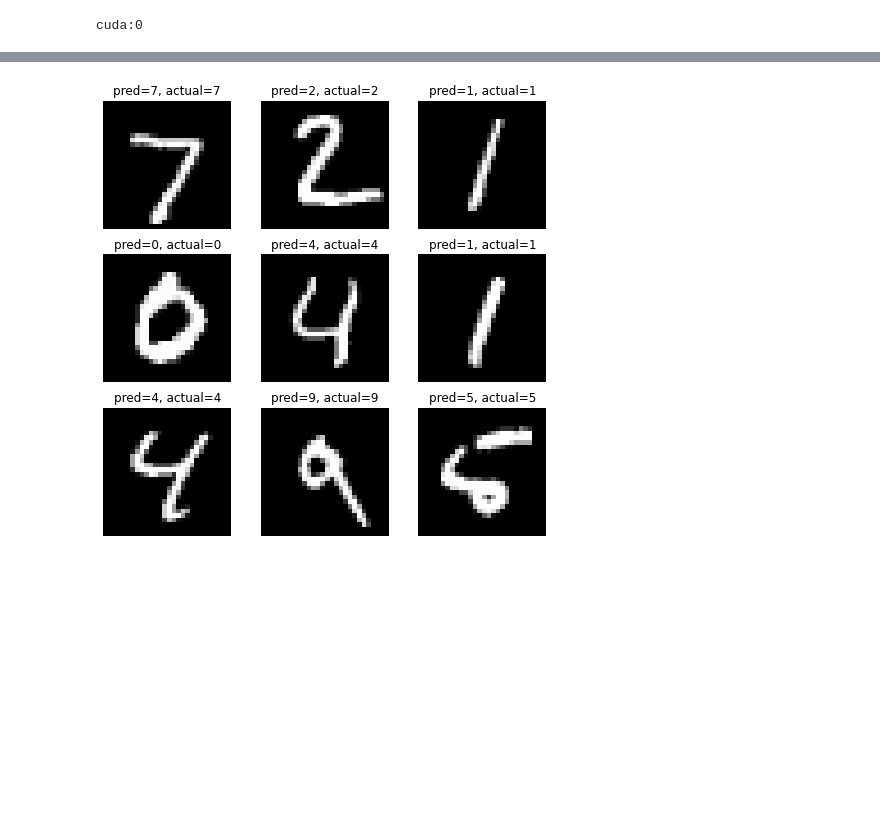
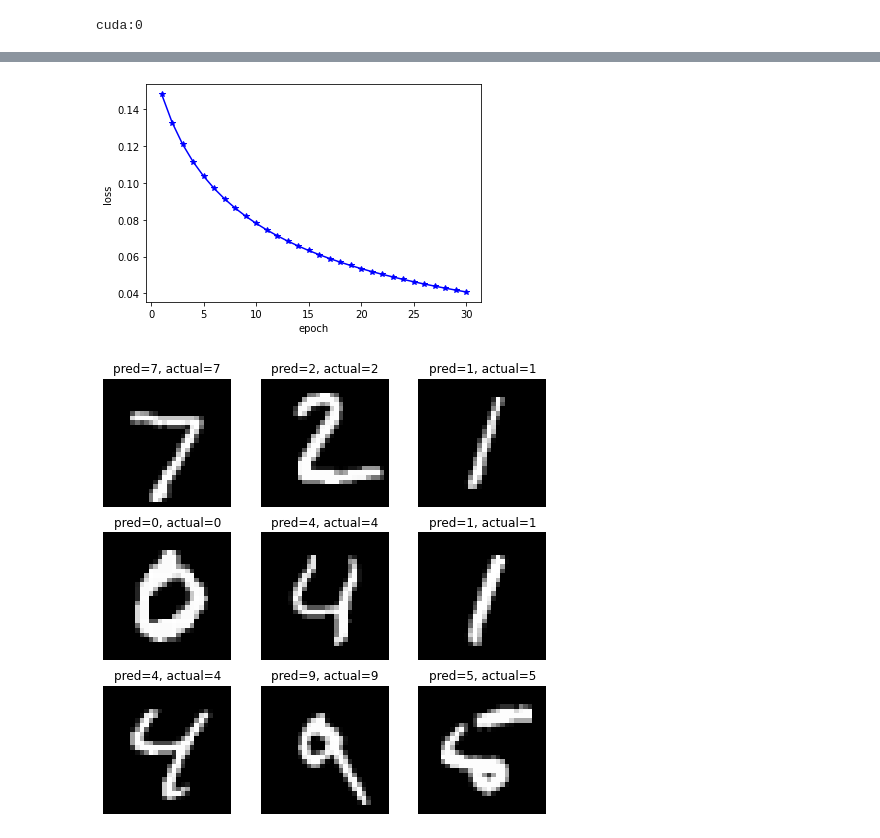
Before and after one commit to openhe-hub/math214-project, a Jupyter notebook: src/mnist-classification.ipynb, the cells around one changed output, grey strips where cells are left out. Drawn from its saved outputs; the diff is of its cells as text; code cells hidden in the pictures; blank space fills up the shorter version.

```diff
--- a/src/mnist-classification.ipynb
+++ b/src/mnist-classification.ipynb
@@ -108,6 +110,7 @@ model = model.to(device)
 cuda:0
 # %%
 # train
+epoch_loss=[]
 def train():
     model.train()
     for epoch in range(epochs):
@@ -128,5 +131,6 @@ def train():
                 batch_loss.append(loss.data.numpy())
             if batch_id % 100 == 0 and len(batch_x) == batch_size:
                 print(f"\tepoch={epoch}/{epochs}({round(epoch / epochs * 100,2)}%), {batch_id * batch_size}/{len(train_loader.dataset)},loss={np.mean(batch_loss)}")
+        epoch_loss.append(np.mean(batch_loss))
 train()
 # %% [output]
@@ -172,2 +176,11 @@ accuracy=0.9847999811172485
+# %%
+def visualize_loss():
+    plt.plot(np.linspace(1,30,30),epoch_loss,'b*-')
+    plt.xlabel('epoch')
+    plt.ylabel('loss')
+
+visualize_loss()
+# %% [output]
+[figure, added]
 # %%
 # visualize
```
Also changed, not shown: parts of 5 cells of this notebook, 2 other files.
